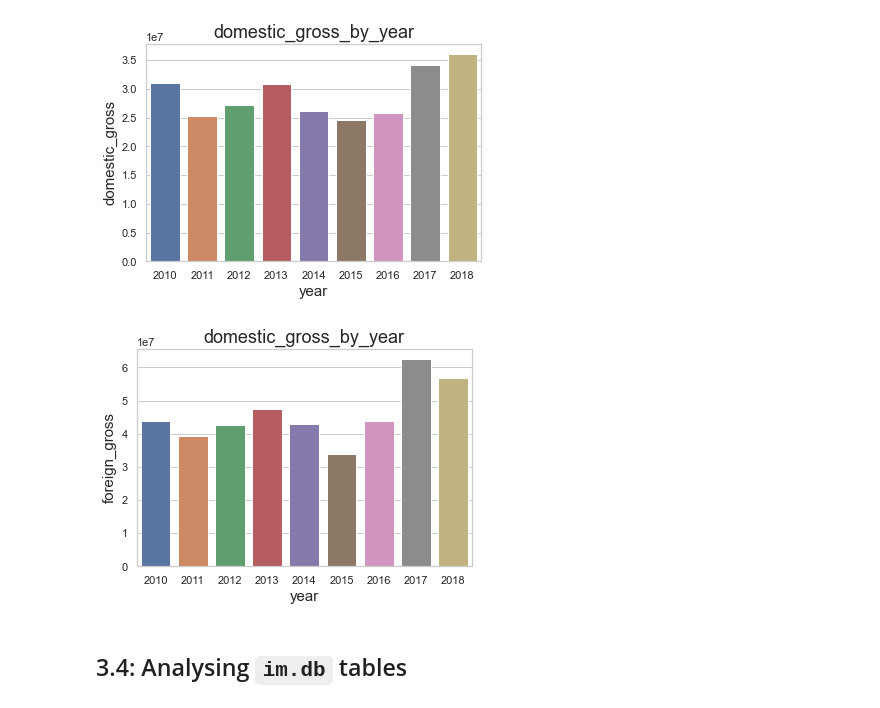
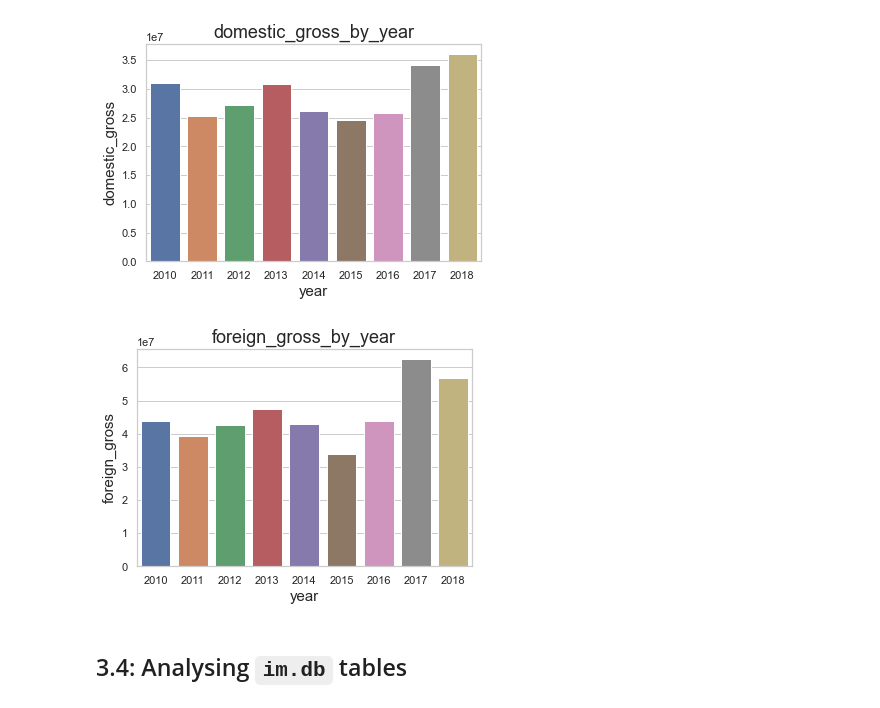
Before and after one commit to AbelO2022/Phase_1_Microsoft_Project, a Jupyter notebook: student.ipynb, the cells around one changed output. Drawn from its saved outputs; the diff is of its cells as text; code cells hidden in the pictures.

```diff
--- a/student.ipynb
+++ b/student.ipynb
@@ -619,12 +620,12 @@ plt.show()
 # %%
 # foreign gross
 sns.barplot(x="year", y="foreign_gross", data=df, ci=None)
-plt.title("domestic_gross_by_year",fontsize=18)
+plt.title("foreign_gross_by_year",fontsize=18)
 plt.xlabel("year",fontsize=15)
 plt.ylabel("foreign_gross",fontsize=15)
 plt.show()
 # %% [output]
-[figure, old version]
+[figure, new version]
 # %% [markdown]
 ## 3.4: Analysing `im.db` tables
 # %% [markdown]
```
Also changed, not shown: parts of 12 cells of this notebook, 2 other files.
